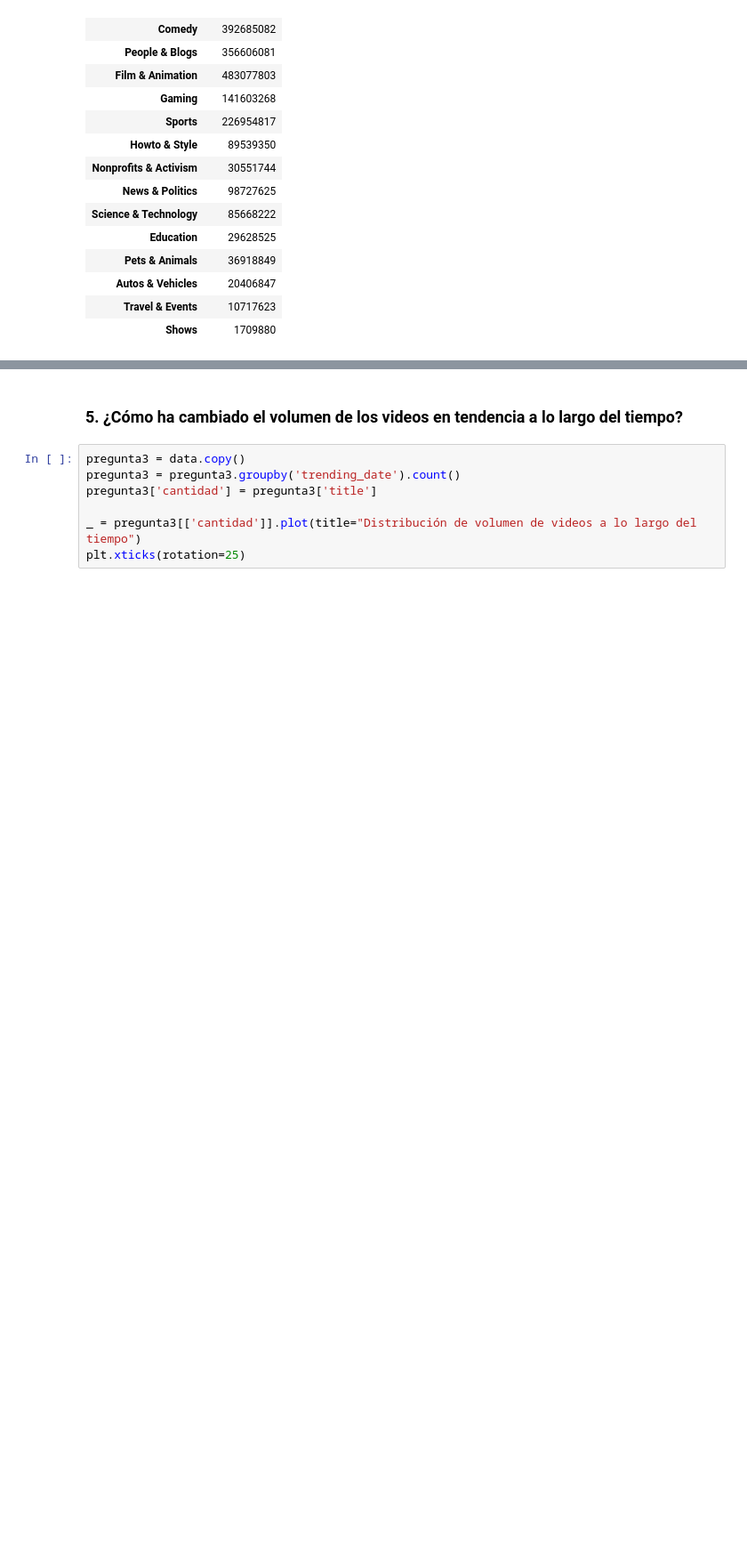
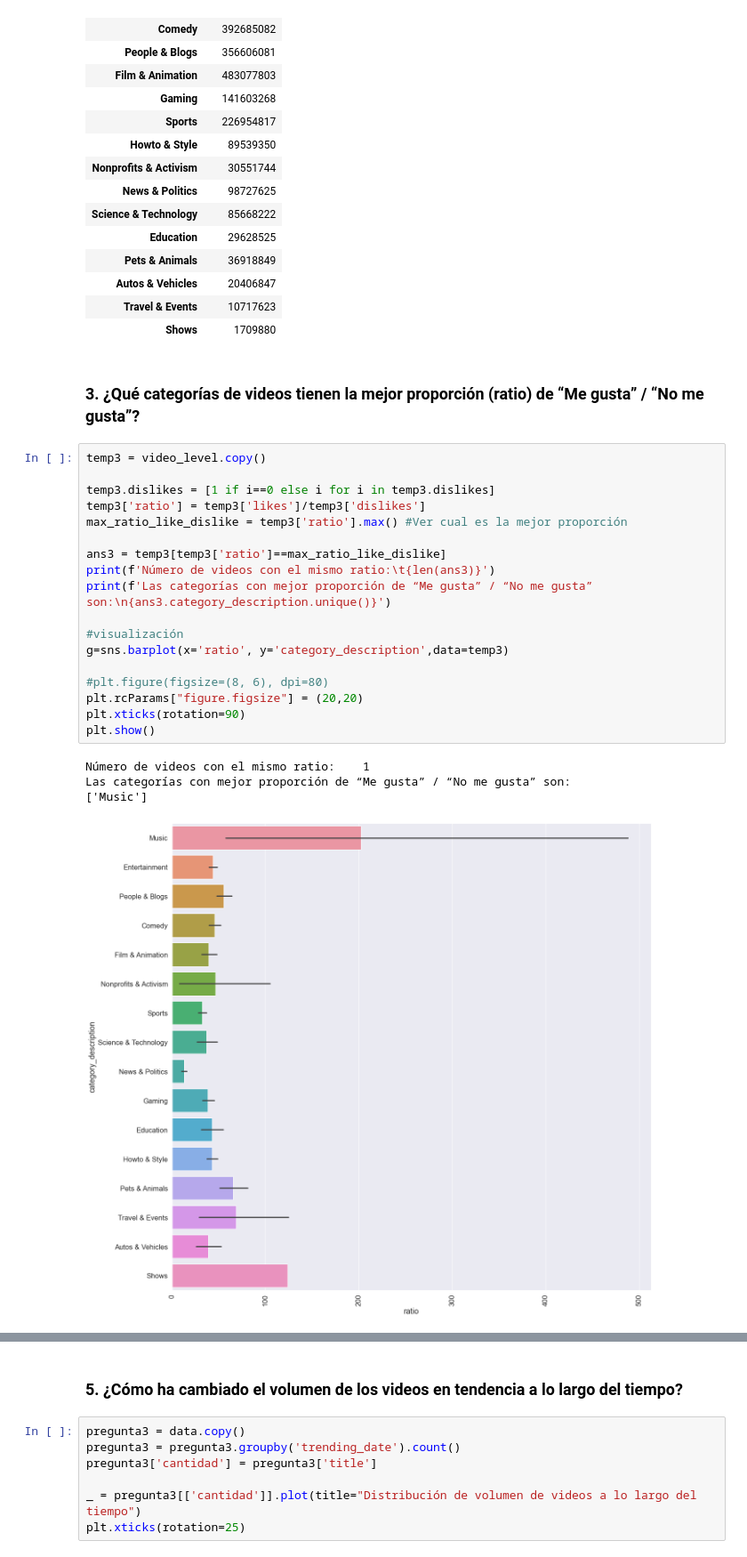
Before and after one commit to Jack-Cruz/EB-2021-1-CC51, a Jupyter notebook: code2/code.ipynb, the cells around one changed output, grey strips where cells are left out. Shown at 89% size. Saved outputs shown, nothing was run; the diff lists cells and outputs as text; blank space fills up the shorter version.

```diff
--- a/code2/code.ipynb
+++ b/code2/code.ipynb
@@ -321,3 +321,28 @@ pregunta2[['views']]
 | Autos & Vehicles | 20406847 |
 | Travel & Events | 10717623 |
 | Shows | 1709880 |
+# %% [markdown]
+### 3. ¿Qué categorías de videos tienen la mejor proporción (ratio) de “Me gusta” / “No me gusta”?
+# %%
+temp3 = video_level.copy()
+
+temp3.dislikes = [1 if i==0 else i for i in temp3.dislikes]
+temp3['ratio'] = temp3['likes']/temp3['dislikes']
+max_ratio_like_dislike = temp3['ratio'].max() #Ver cual es la mejor proporción
+
+ans3 = temp3[temp3['ratio']==max_ratio_like_dislike]
+print(f'Número de videos con el mismo ratio:\t{len(ans3)}')
+print(f'Las categorías con mejor proporción de “Me gusta” / “No me gusta” son:\n{ans3.category_description.unique()}')
+
+#visualización
+g=sns.barplot(x='ratio', y='category_description',data=temp3)
+
+#plt.figure(figsize=(8, 6), dpi=80)
+plt.rcParams["figure.figsize"] = (20,20)
+plt.xticks(rotation=90)
+plt.show()
+# %% [output]
+Número de videos con el mismo ratio:    1
+Las categorías con mejor proporción de “Me gusta” / “No me gusta” son:
+['Music']
+[figure, added]
```
Also changed, not shown: parts of 3 cells of this notebook.
